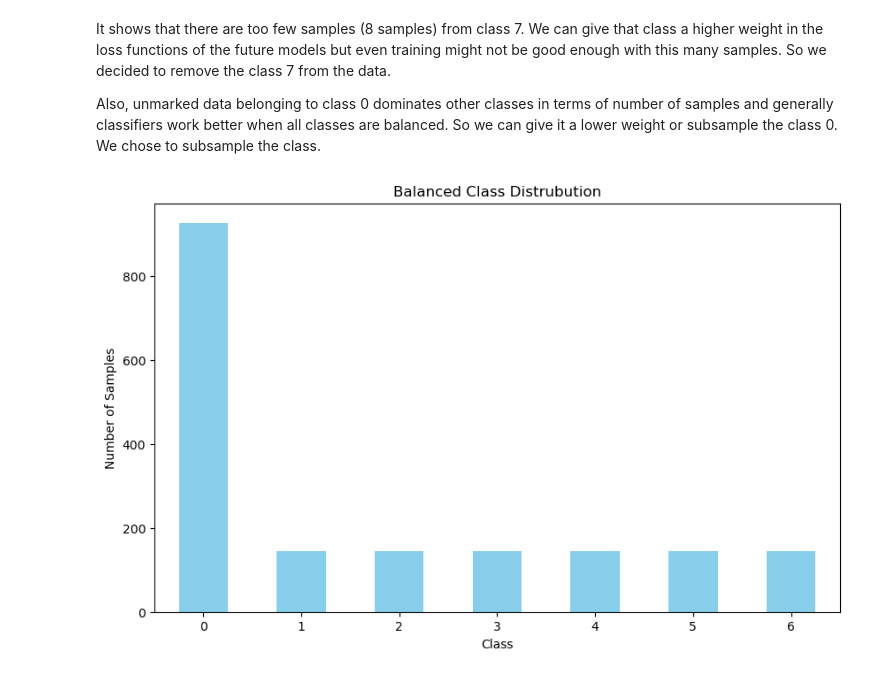
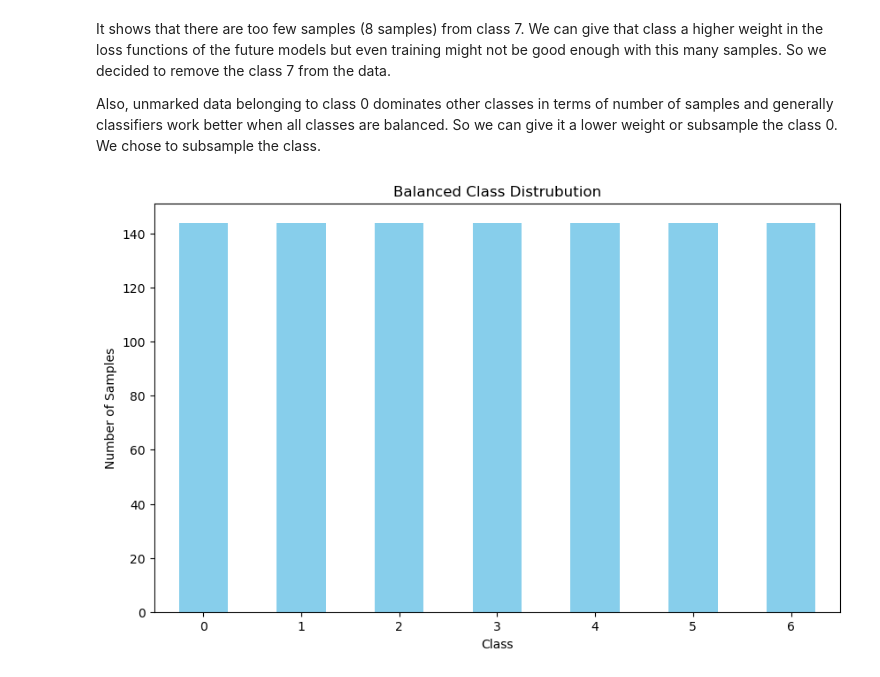
Before and after one commit to AybarsManav/EMG-Classification, a Jupyter notebook: aybars.ipynb, the cells around one changed output. Saved outputs shown, nothing was run; the diff lists cells and outputs as text; code cells hidden in the pictures.

```diff
--- a/aybars.ipynb
+++ b/aybars.ipynb
@@ -52,30 +52,30 @@ Also, unmarked data belonging to class 0 dominates other classes in terms of num
 # %%
 # Remove class 7 from the features dataframe
 features_filtered = features[features['gesture'] != 7]
 
 # Get the number of samples for the smallest class (excluding class 0)
 min_class_count = features_filtered['gesture'].value_counts().min()
 
 # Subsample class 0 to have the same number of samples as the smallest class
 class_0_indices = features_filtered[features_filtered['gesture'] == 0].index
 subsampled_class_0_indices = np.random.choice(class_0_indices, min_class_count, replace=False)
 
 # Get the indices of all other classes
 other_class_indices = features_filtered[features_filtered['gesture'] != 0].index
 
 # Combine the subsampled class 0 indices with the other class indices
 new_indices = np.concatenate([subsampled_class_0_indices, other_class_indices])
 
 # Create the new features dataframe
 features_balanced = features_filtered.loc[new_indices]
 
 # Display the class distribution of the new features dataframe
 plt.figure(figsize=(10, 6))
-features_filtered['gesture'].value_counts().plot(kind='bar', color='skyblue')
+features_balanced['gesture'].value_counts().plot(kind='bar', color='skyblue')
 plt.title('Balanced Class Distrubution')
 plt.xlabel('Class')
 plt.ylabel('Number of Samples')
 plt.xticks(rotation=0)
 plt.show()
 # %% [output]
-[figure, old version]
+[figure, new version]
```
Also changed, not shown: parts of 17 cells of this notebook, 2 other files.
